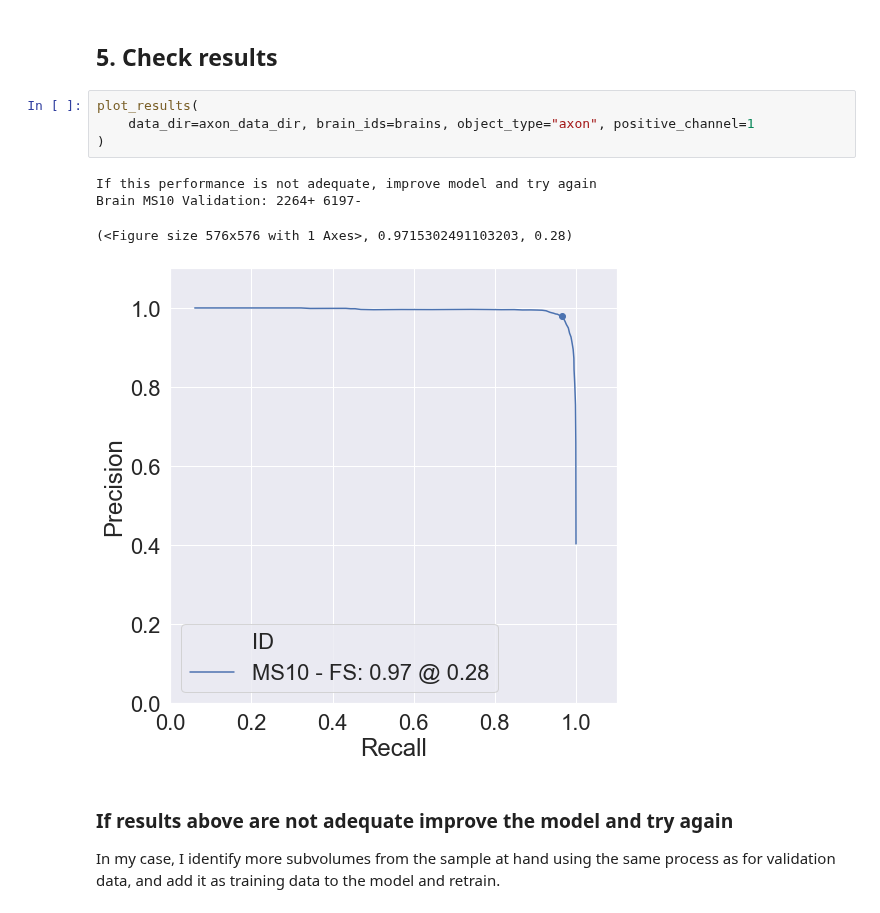
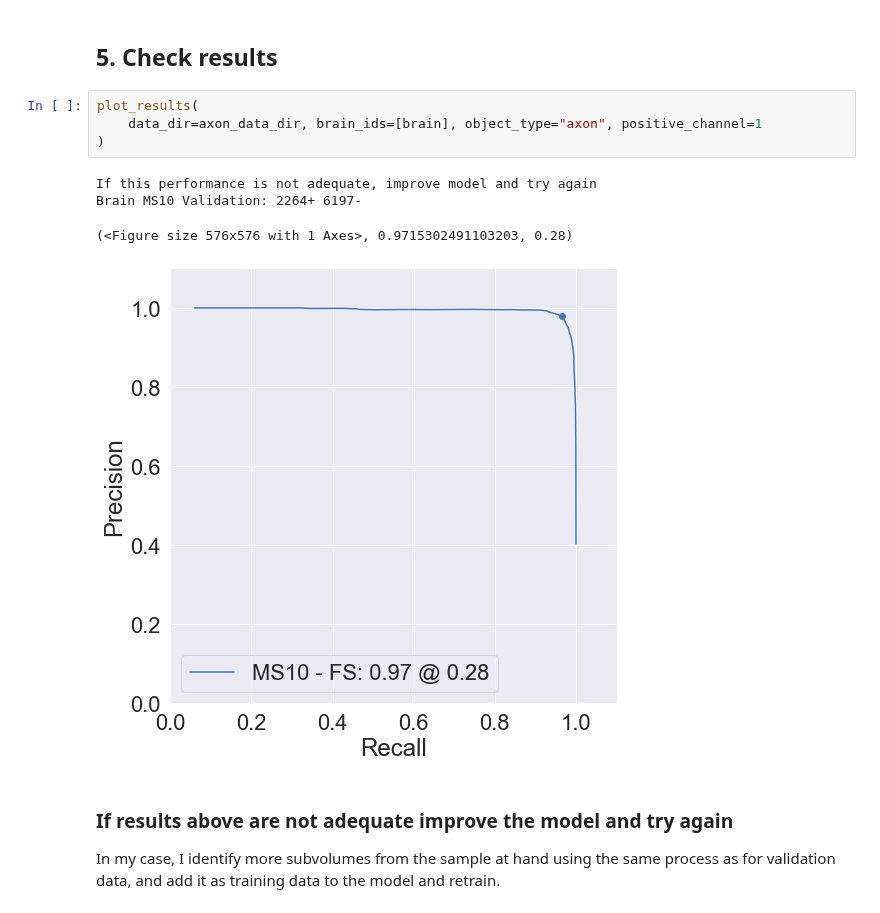
Before and after one commit to neurodata/brainlit, a Jupyter notebook: experiments/BrainLine/axon_analysis.ipynb, the cells around one changed output. Cells and saved outputs as stored; diff of their text form.

```diff
--- a/experiments/BrainLine/axon_analysis.ipynb
+++ b/experiments/BrainLine/axon_analysis.ipynb
@@ -140,13 +140,13 @@ applyilastik.process_subvols()
 ## 5. Check results
 # %%
 plot_results(
-    data_dir=axon_data_dir, brain_ids=brains, object_type="axon", positive_channel=1
+    data_dir=axon_data_dir, brain_ids=[brain], object_type="axon", positive_channel=1
 )
 # %% [output]
 If this performance is not adequate, improve model and try again
 Brain MS10 Validation: 2264+ 6197-
 (<Figure size 576x576 with 1 Axes>, 0.9715302491103203, 0.28)
-[figure, old version]
+[figure, new version]
 # %% [markdown]
 ### If results above are not adequate improve the model and try again
 
```
